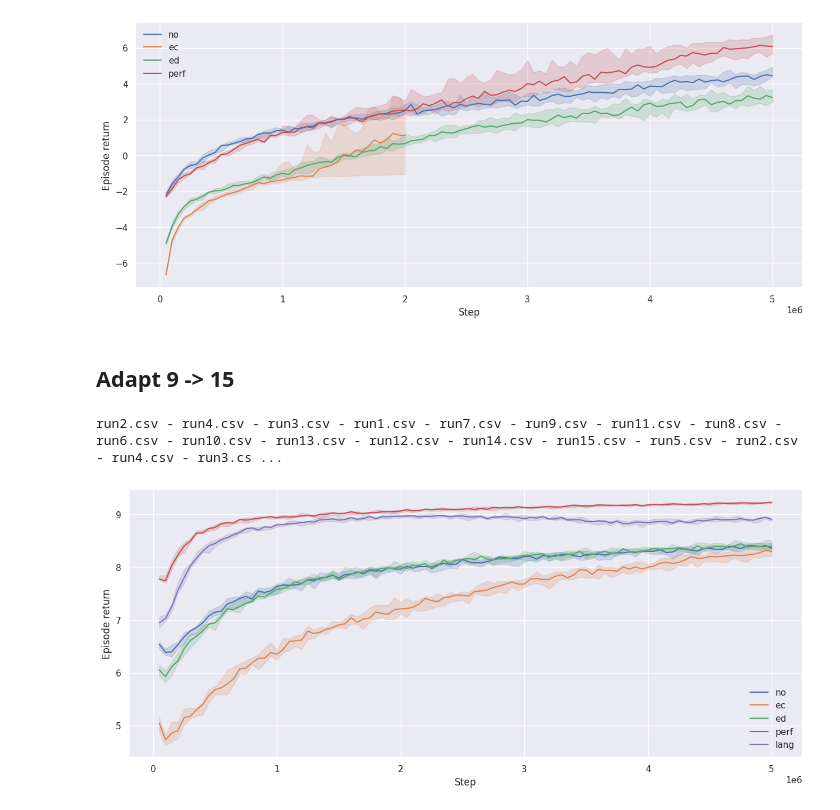
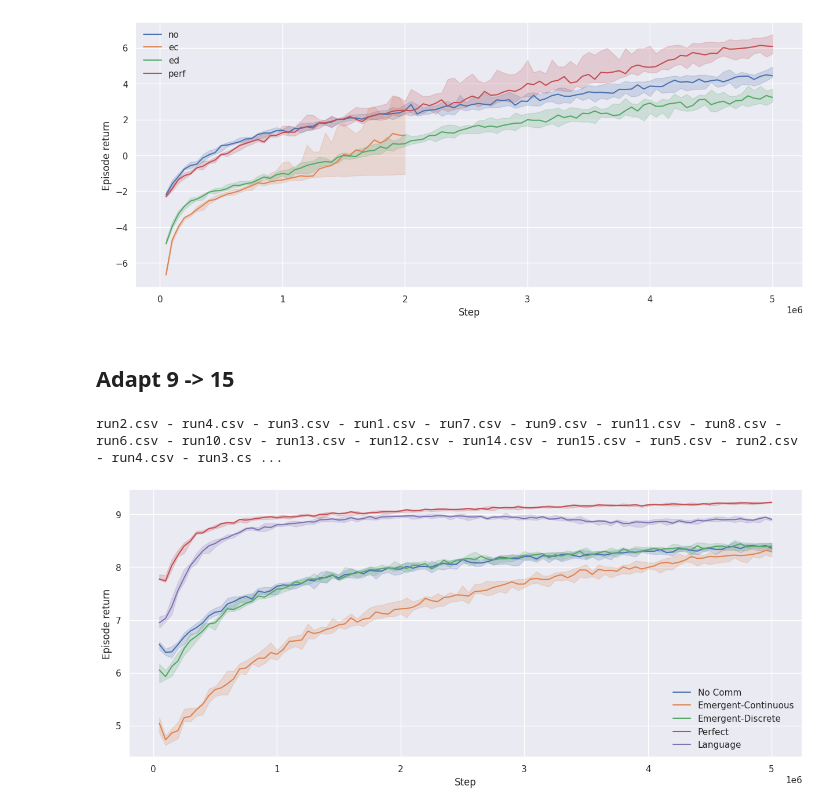
Before and after one commit to Maxtoq/MADRL-PhD-Thesis-Code, a Jupyter notebook: results/LAMARL Graphs.ipynb, the cells around one changed output. Saved outputs shown, nothing was run; the diff lists cells and outputs as text; code cells hidden in the pictures.

```diff
--- a/results/LAMARL Graphs.ipynb
+++ b/results/LAMARL Graphs.ipynb
@@ -465,32 +465,32 @@ run2.csv - run4.csv - run3.csv - run1.csv - run7.csv - run9.csv - run11.csv - ru
 plot_runs([noc_ad, ec_ad, ed_ad, perf_ad], y="Episode return", estim="median", err=("ci", 95))
 # %% [output]
 [figure]
-# %% [markdown]
-## Adapt 9 -> 15
-# %%
-perf_ad15 = load_mov_avg(
-    "../models/magym_PredPrey_new/Adapt_9o5SA-15o5_Diff_perf/train_data/",
-    "perf",
-    50000)
-lang_ad15 = load_mov_avg(
-    "../models/magym_PredPrey_new/Adapt_9o5SA-15o5_Diff_langsup/train_data/",
-    "lang",
-    50000)
-ec_ad15 = load_mov_avg(
-     "../models/magym_PredPrey_new/Adapt_9o5SA-15o5_Diff_ec2/train_data/",
-     "ec",
-     50000)
-ed_ad15 = load_mov_avg(
-    "../models/magym_PredPrey_new/Adapt_9o5SA-15o5_Diff_edl/train_data/",
-    "ed",
-    50000)
-noc_ad15 = load_mov_avg(
-    "../models/magym_PredPrey_new/Adapt_9o5SA-15o5_Diff_noc/train_data/",
-    "no",
-    50000)
-# %% [output]
-run2.csv - run4.csv - run3.csv - run1.csv - run7.csv - run9.csv - run11.csv - run8.csv - run6.csv - run10.csv - run13.csv - run12.csv - run14.csv - run15.csv - run5.csv - run2.csv - run4.csv - run3.cs ...
-# %%
-plot_runs([noc_ad, ec_ad15, ed_ad15, perf_ad, lang_ad15], y="Episode return", estim="median", err=("ci", 95))
-# %% [output]
-[figure, removed]
+# %% [markdown]
+## Adapt 9 -> 15
+# %%
+perf_ad15 = load_mov_avg(
+    "../models/magym_PredPrey_new/Adapt_9o5SA-15o5_Diff_perf/train_data/",
+    "Perfect",
+    50000)
+lang_ad15 = load_mov_avg(
+    "../models/magym_PredPrey_new/Adapt_9o5SA-15o5_Diff_langsup/train_data/",
+    "Language",
+    50000)
+ec_ad15 = load_mov_avg(
+     "../models/magym_PredPrey_new/Adapt_9o5SA-15o5_Diff_ec2/train_data/",
+     "Emergent-Continuous",
+     50000)
+ed_ad15 = load_mov_avg(
+    "../models/magym_PredPrey_new/Adapt_9o5SA-15o5_Diff_edl/train_data/",
+    "Emergent-Discrete",
+    50000)
+noc_ad15 = load_mov_avg(
+    "../models/magym_PredPrey_new/Adapt_9o5SA-15o5_Diff_noc/train_data/",
+    "No Comm",
+    50000)
+# %% [output]
+run2.csv - run4.csv - run3.csv - run1.csv - run7.csv - run9.csv - run11.csv - run8.csv - run6.csv - run10.csv - run13.csv - run12.csv - run14.csv - run15.csv - run5.csv - run2.csv - run4.csv - run3.cs ...
+# %%
+plot_runs([noc_ad15, ec_ad15, ed_ad15, perf_ad15, lang_ad15], y="Episode return", estim="median", err=("ci", 95))
+# %% [output]
+[figure, added]
```
Also changed, not shown: parts of 4 cells of this notebook, 4 other files.
